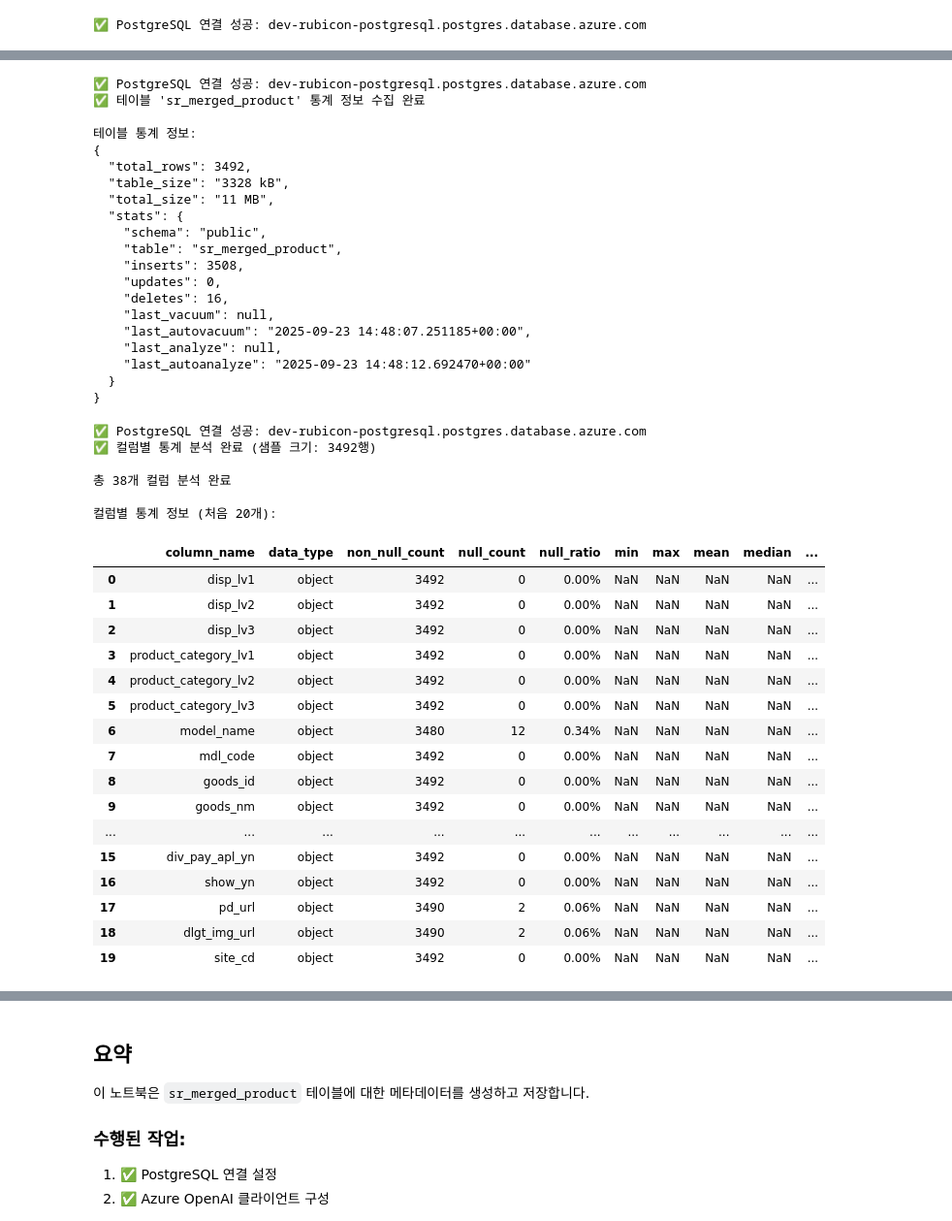
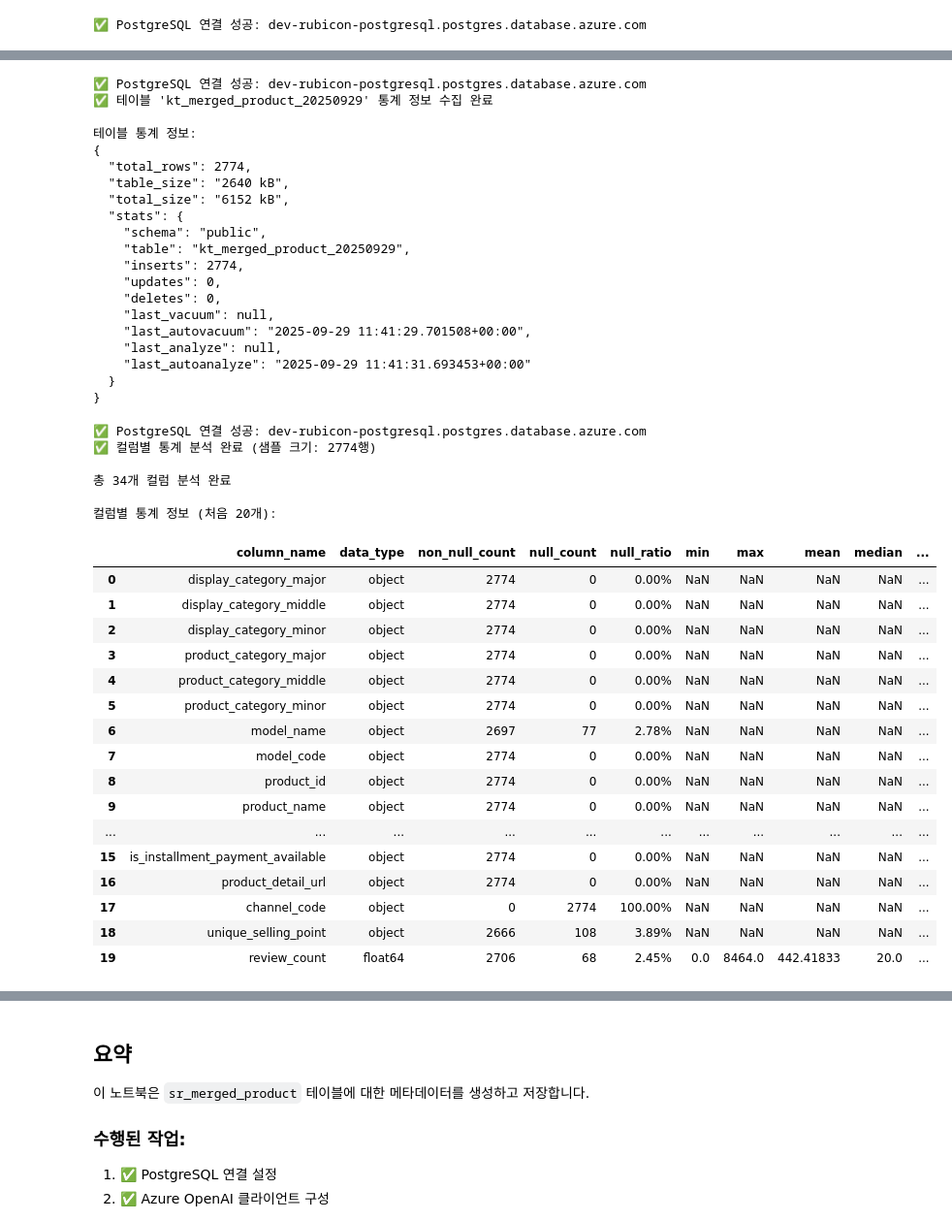
Before and after one commit to sm1835dh/dev_sr_preperation, a Jupyter notebook: notebooks/generate_metadata.ipynb, the cells around one changed output, grey strips where cells are left out. Shown at 97% size. Drawn from its saved outputs; the diff is of its cells as text; code cells hidden in the pictures.

```diff
--- a/notebooks/generate_metadata.ipynb
+++ b/notebooks/generate_metadata.ipynb
@@ -76,6 +128,6 @@ openai_client = get_openai_client()
 # %%
 # 4. 테이블 스키마 정보 조회
-def get_table_schema(table_name='sr_merged_product'):
+def get_table_schema(table_name='test'):
     """테이블 스키마 정보 조회 (코멘트 포함)"""
     conn = get_db_connection()
     if not conn:
@@ -123,7 +175,7 @@ def get_table_schema(table_name='sr_merged_product'):
         conn.close()
 
 # 스키마 조회
-df_schema = get_table_schema()
+df_schema = get_table_schema(table_name="kt_merged_product_20250929")
 if df_schema is not None:
     print("\n테이블 스키마 정보:")
     display(df_schema.head(10))
@@ -148,6 +200,6 @@ if df_schema is not None:
 # %%
 # 5. 테이블 기본 통계 정보 수집
-def get_table_statistics(table_name='sr_merged_product'):
+def get_table_statistics(table_name='test'):
     """테이블 기본 통계 정보 수집"""
     conn = get_db_connection()
     if not conn:
@@ -212,34 +264,34 @@ def get_table_statistics(table_name='sr_merged_product'):
         conn.close()
 
 # 통계 정보 수집
-table_stats = get_table_statistics()
+table_stats = get_table_statistics(table_name="kt_merged_product_20250929")
 if table_stats:
     print("\n테이블 통계 정보:")
     print(json.dumps(table_stats, indent=2, default=str))
 # %% [output]
 ✅ PostgreSQL 연결 성공: dev-rubicon-postgresql.postgres.database.azure.com
-✅ 테이블 'sr_merged_product' 통계 정보 수집 완료
+✅ 테이블 'kt_merged_product_20250929' 통계 정보 수집 완료
 
 테이블 통계 정보:
 {
-  "total_rows": 3492,
-  "table_size": "3328 kB",
-  "total_size": "11 MB",
+  "total_rows": 2774,
+  "table_size": "2640 kB",
+  "total_size": "6152 kB",
   "stats": {
     "schema": "public",
-    "table": "sr_merged_product",
-    "inserts": 3508,
+    "table": "kt_merged_product_20250929",
+    "inserts": 2774,
     "updates": 0,
-    "deletes": 16,
+    "deletes": 0,
     "last_vacuum": null,
-    "last_autovacuum": "2025-09-23 14:48:07.251185+00:00",
+    "last_autovacuum": "2025-09-29 11:41:29.701508+00:00",
     "last_analyze": null,
-    "last_autoanalyze": "2025-09-23 14:48:12.692470+00:00"
+    "last_autoanalyze": "2025-09-29 11:41:31.693453+00:00"
   }
 }
 # %%
 # 6. 컬럼별 상세 통계 분석
-def get_column_statistics(table_name='sr_merged_product', sample_size=10000):
+def get_column_statistics(table_name='test', sample_size=10000):
     """컬럼별 상세 통계 정보 수집"""
     conn = get_db_connection()
     if not conn:
@@ -398,52 +450,52 @@ def get_column_statistics(table_name='sr_merged_product', sample_size=10000):
                         'date_range': None
                     })
 
             column_stats.append(stats)
 
         print(f"✅ 컬럼별 통계 분석 완료 (샘플 크기: {len(df)}행)")
         return pd.DataFrame(column_stats)
 
     except Exception as e:
         print(f"❌ 컬럼별 통계 분석 실패: {e}")
         import traceback
         traceback.print_exc()
         return None
 
     finally:
         if 'cursor' in locals():
             cursor.close()
         conn.close()
 
 # 컬럼 통계 수집
-df_column_stats = get_column_statistics()
+df_column_stats = get_column_statistics(table_name="kt_merged_product_20250929")
 if df_column_stats is not None:
     print(f"\n총 {len(df_column_stats)}개 컬럼 분석 완료")
     print("\n컬럼별 통계 정보 (처음 20개):")
     display(df_column_stats.head(20))
 # %% [output]
 ✅ PostgreSQL 연결 성공: dev-rubicon-postgresql.postgres.database.azure.com
-✅ 컬럼별 통계 분석 완료 (샘플 크기: 3492행)
+✅ 컬럼별 통계 분석 완료 (샘플 크기: 2774행)
 
-총 38개 컬럼 분석 완료
+총 34개 컬럼 분석 완료
 
 컬럼별 통계 정보 (처음 20개):
 |  | column_name | data_type | non_null_count | null_count | null_ratio | min | max | mean | median | ... |
-| 0 | disp_lv1 | object | 3492 | 0 | 0.00% | NaN | NaN | NaN | NaN | ... |
-| 1 | disp_lv2 | object | 3492 | 0 | 0.00% | NaN | NaN | NaN | NaN | ... |
-| 2 | disp_lv3 | object | 3492 | 0 | 0.00% | NaN | NaN | NaN | NaN | ... |
-| 3 | product_category_lv1 | object | 3492 | 0 | 0.00% | NaN | NaN | NaN | NaN | ... |
-| 4 | product_category_lv2 | object | 3492 | 0 | 0.00% | NaN | NaN | NaN | NaN | ... |
-| 5 | product_category_lv3 | object | 3492 | 0 | 0.00% | NaN | NaN | NaN | NaN | ... |
-| 6 | model_name | object | 3480 | 12 | 0.34% | NaN | NaN | NaN | NaN | ... |
-| 7 | mdl_code | object | 3492 | 0 | 0.00% | NaN | NaN | NaN | NaN | ... |
-| 8 | goods_id | object | 3492 | 0 | 0.00% | NaN | NaN | NaN | NaN | ... |
-| 9 | goods_nm | object | 3492 | 0 | 0.00% | NaN | NaN | NaN | NaN | ... |
+| 0 | display_category_major | object | 2774 | 0 | 0.00% | NaN | NaN | NaN | NaN | ... |
+| 1 | display_category_middle | object | 2774 | 0 | 0.00% | NaN | NaN | NaN | NaN | ... |
+| 2 | display_category_minor | object | 2774 | 0 | 0.00% | NaN | NaN | NaN | NaN | ... |
+| 3 | product_category_major | object | 2774 | 0 | 0.00% | NaN | NaN | NaN | NaN | ... |
+| 4 | product_category_middle | object | 2774 | 0 | 0.00% | NaN | NaN | NaN | NaN | ... |
+| 5 | product_category_minor | object | 2774 | 0 | 0.00% | NaN | NaN | NaN | NaN | ... |
+| 6 | model_name | object | 2697 | 77 | 2.78% | NaN | NaN | NaN | NaN | ... |
+| 7 | model_code | object | 2774 | 0 | 0.00% | NaN | NaN | NaN | NaN | ... |
+| 8 | product_id | object | 2774 | 0 | 0.00% | NaN | NaN | NaN | NaN | ... |
+| 9 | product_name | object | 2774 | 0 | 0.00% | NaN | NaN | NaN | NaN | ... |
 | ... | ... | ... | ... | ... | ... | ... | ... | ... | ... | ... |
-| 15 | div_pay_apl_yn | object | 3492 | 0 | 0.00% | NaN | NaN | NaN | NaN | ... |
-| 16 | show_yn | object | 3492 | 0 | 0.00% | NaN | NaN | NaN | NaN | ... |
-| 17 | pd_url | object | 3490 | 2 | 0.06% | NaN | NaN | NaN | NaN | ... |
-| 18 | dlgt_img_url | object | 3490 | 2 | 0.06% | NaN | NaN | NaN | NaN | ... |
-| 19 | site_cd | object | 3492 | 0 | 0.00% | NaN | NaN | NaN | NaN | ... |
+| 15 | is_installment_payment_available | object | 2774 | 0 | 0.00% | NaN | NaN | NaN | NaN | ... |
+| 16 | product_detail_url | object | 2774 | 0 | 0.00% | NaN | NaN | NaN | NaN | ... |
+| 17 | channel_code | object | 0 | 2774 | 100.00% | NaN | NaN | NaN | NaN | ... |
+| 18 | unique_selling_point | object | 2666 | 108 | 3.89% | NaN | NaN | NaN | NaN | ... |
+| 19 | review_count | float64 | 2706 | 68 | 2.45% | 0.0 | 8464.0 | 442.41833 | 20.0 | ... |
 # %%
 display(df_column_stats.tail(20))
 # %% [output]
```
Also changed, not shown: parts of 8 cells of this notebook.
